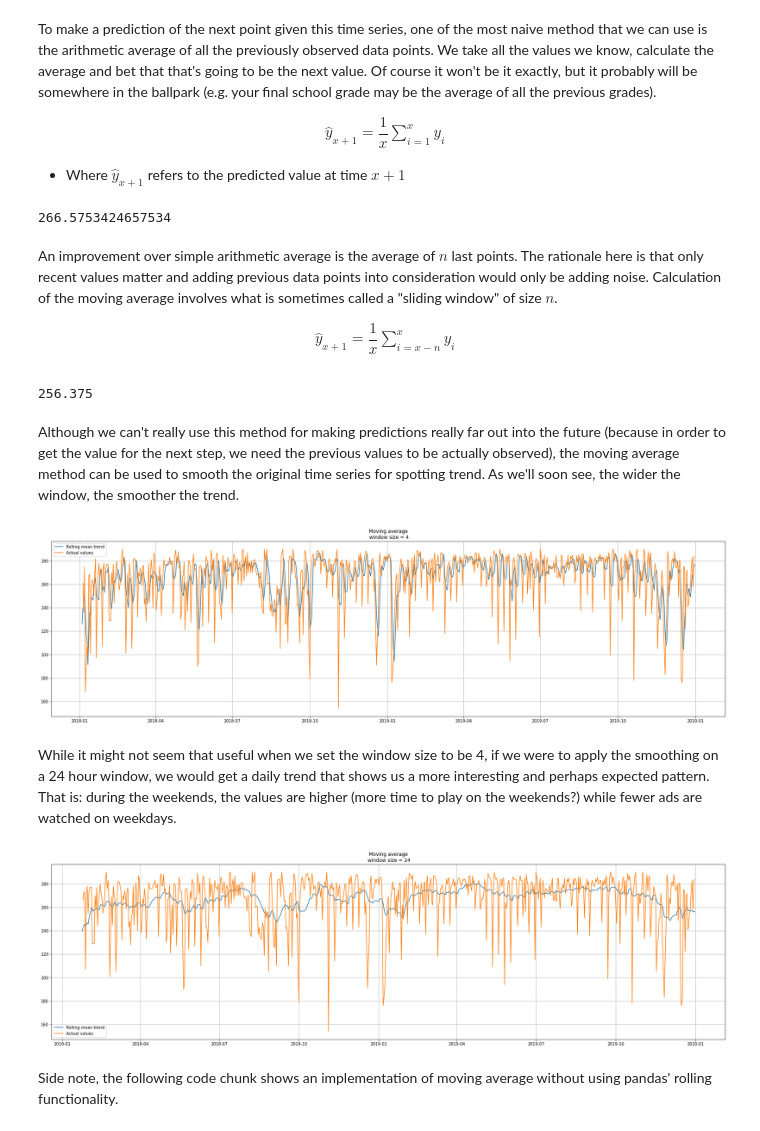
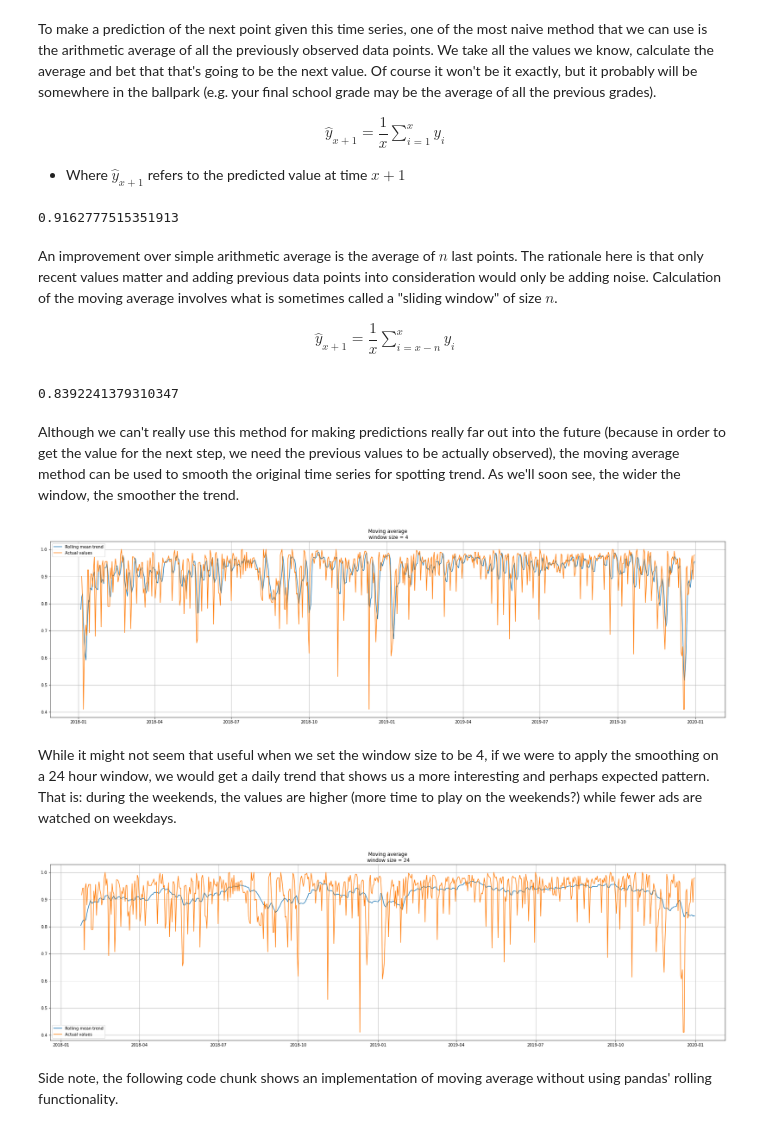
Before and after one commit to ahmadabdullah247/thesis, a Jupyter notebook: SingleHotel/LA_ETS.ipynb, the cells around one changed output. Drawn from its saved outputs; the diff is of its cells as text; code cells hidden in the pictures.

```diff
--- a/SingleHotel/LA_ETS.ipynb
+++ b/SingleHotel/LA_ETS.ipynb
@@ -21,12 +34,12 @@ As an example, we will look at a real mobile game data that depicts ads watched
 df = pd.read_pickle('../dataset/preprocessed/284_imputed.pkl')
+# %%
+# romoving outliers
+df.loc[df.ROH<150.0, 'ROH'] = df['ROH'].median()
+# read hotel data
+df['ROH'] = df.ROH/df.TotalCapacity
 # %%
-# read hotel data
-df = pd.read_pickle('../dataset/preprocessed/284_imputed.pkl')
-# only select final occupancy
-df = df[df['LeadTime']==0]
-# timeserise only on ROH
+df = df = df[df['LeadTime']==0]
 df = df.drop(columns=['LeadTime','DOW','Price','TotalCapacity'])
-df = df.rename(columns={'Reservations':'ROH'})
 df = df.set_index('DOA')
 # Filling missing values
 df = df.asfreq(freq='d', method='ffill')
@@ -62,7 +86,7 @@ def average(series):
 series = df['ROH']
 average(series)
 # %% [output]
-266.5753424657534
+0.9162777515351913
 # %% [markdown]
 An improvement over simple arithmetic average is the average of $n$ last points. The rationale here is that only recent values matter and adding previous data points into consideration would only be adding noise. Calculation of the moving average involves what is sometimes called a "sliding window" of size $n$.
 
@@ -78,30 +102,30 @@ def moving_average(series, n):
 # prediction for the last observed day (past 24 hours)
 moving_average(series, 24)
 # %% [output]
-256.375
+0.8392241379310347
 # %% [markdown]
 Although we can't really use this method for making predictions really far out into the future (because in order to get the value for the next step, we need the previous values to be actually observed), the moving average method can be used to smooth the original time series for spotting trend. As we'll soon see, the wider the window, the smoother the trend.
 # %%
 def plot_moving_avg(series, window):
     rolling_mean = series.rolling(window=window).mean()
 
     plt.title('Moving average\n window size = {}'.format(window))
     plt.plot(rolling_mean, label='Rolling mean trend')
 
     plt.plot(series[window:], label='Actual values')
     plt.legend(loc='best')
     plt.grid(True)
 
 
-plot_moving_avg(df, window=4)
+plot_moving_avg(df['ROH'], window=4)
 # %% [output]
-[figure, old version]
+[figure, new version]
 # %% [markdown]
 While it might not seem that useful when we set the window size to be 4, if we were to apply the smoothing on a 24 hour window, we would get a daily trend that shows us a more interesting and perhaps expected pattern. That is: during the weekends, the values are higher (more time to play on the weekends?) while fewer ads are watched on weekdays.
 # %%
-plot_moving_avg(df, window=24)
+plot_moving_avg(df['ROH'], window=24)
 # %% [output]
-[figure, old version]
+[figure, new version]
 # %% [markdown]
 Side note, the following code chunk shows an implementation of moving average without using pandas' rolling functionality.
 # %% [markdown]
```
Also changed, not shown: parts of 17 cells of this notebook, 8 other files.
